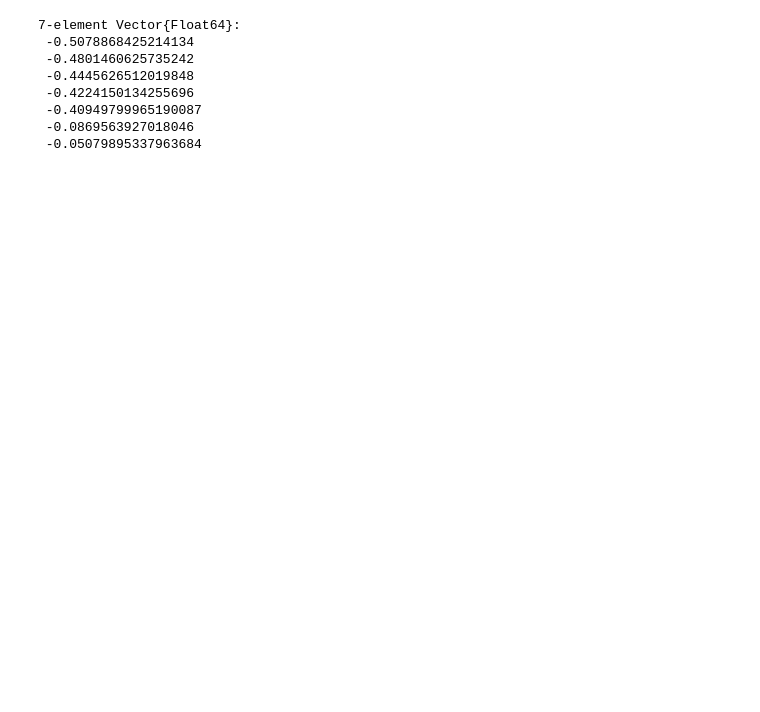
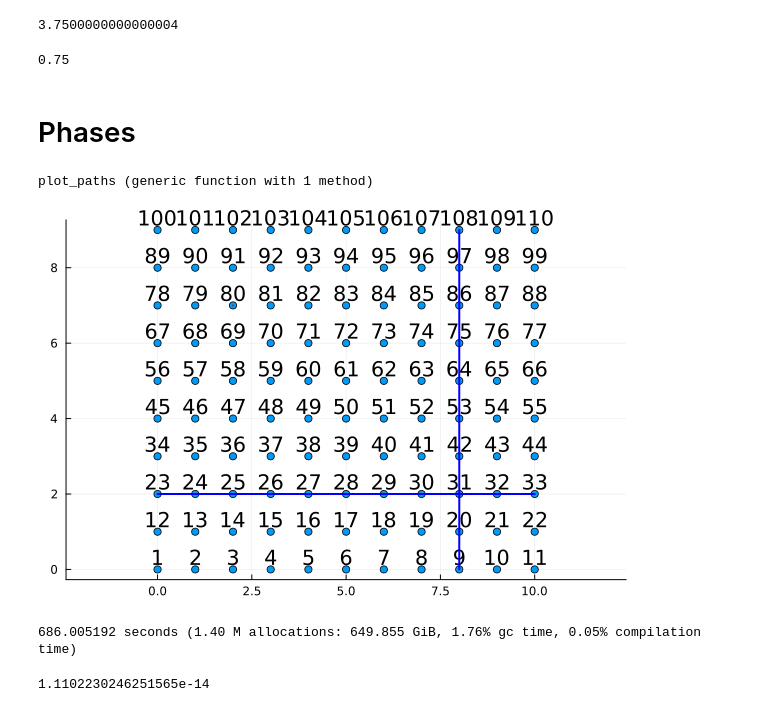
Before and after one commit to Umut-Can-Physics/Kagome-Lattice, a Jupyter notebook: My Numerical Calculations/Many-Body/Hofstadter/Hofstadter AB and Braiding Phases.ipynb, the cells around one changed output. Saved outputs shown, nothing was run; the diff lists cells and outputs as text; code cells hidden in the pictures; blank space fills up the shorter version.

```diff
--- a/My Numerical Calculations/Many-Body/Hofstadter/Hofstadter AB and Braiding Phases.ipynb
+++ b/My Numerical Calculations/Many-Body/Hofstadter/Hofstadter AB and Braiding Phases.ipynb
@@ -96,0 +122,5 @@ rec_path_2
+# %%
+Third_Path = reverse(First_Path)
+Fourth_Path = reverse(Second_Path);
+# %%
+rec_path_braiding_1 = vcat(First_Path,Second_Path,Third_Path,Fourth_Path);
@@ -113,0 +197,46 @@ power
+# %%
+(((3/8)*(1/10))*(10*10))-(9*0)
+# %% [output]
+3.7500000000000004
+# %%
+6/8
+# %% [output]
+0.75
+# %% [markdown]
+# Phases
+# %%
+# AB (N_p=1)
+# rec_path_1 = rec_path_exch_1
+# rec_path_2 = rec_path_1;
+
+# EXCHANGE
+# rec_path_1 = rec_path_exch_1
+# rec_path_2 = rec_path_exch_2
+
+# rec_path_1 = [29,30,31,42,53,52,51,40,29]
+# rec_path_2 = repeat([Imp_Site[2]],length(rec_path_1));
+
+# BRAIDING
+rec_path_1 = rec_path_braiding_1
+rec_path_2 = repeat([Imp_Site[2]],length(rec_path_1));
+# %%
+function plot_paths(co, First_Path, Second_Path)
+    M = Matrix{Int64}(undef,length(First_Path),2)
+    N = Matrix{Int64}(undef,length(Second_Path),2)
+    for (idx,value) in enumerate(First_Path)
+            M[idx,:] = co[value,:]
+    end
+    for (idx,value) in enumerate(Second_Path)
+            N[idx,:] = co[value,:]
+    end
+    p1 = scatter(co[:,1],co[:,2], series_annotations = text.([i for i in 1:Nx*Ny], :bottom), legend=false, aspect_ratio = :equal)
+    p2 = plot!(M[:, 1], M[:, 2], linewidth=2, c=:blue,legend=:false)
+    p3 = plot!(N[:, 1], N[:, 2], linewidth=2, c=:red,legend=:false)
+    return display(p3)
+end
+# %% [output]
+plot_paths (generic function with 1 method)
+# %%
+plot_paths(co, rec_path_1, rec_path_2)
+# %% [output]
+[figure, added]
@@ -114,13 +245,8 @@ power
 # %%
-Eigen_List, BP = optimized_get_braiding_phase(Impurity_Data,rec_path_1,rec_path_2, Imp_Site, Total_H, Sub_Number_MB_Operator_List, Degeneracy);
+ψ, ψ_first, Ψ_list, ϕ_tot, BerryEnergies, M_Matrix_List = @time optimized_get_braiding_phase(Impurity_Data,rec_path_1,rec_path_2, Imp_Site, Total_H, Sub_Number_MB_Operator_List, Degeneracy);
+# %% [output]
+686.005192 seconds (1.40 M allocations: 649.855 GiB, 1.76% gc time, 0.05% compilation time)
-# %%
-BP
-# %% [output]
-7-element Vector{Float64}:
- -0.5078868425214134
- -0.4801460625735242
- -0.4445626512019848
- -0.4224150134255696
- -0.40949799965190087
- -0.0869563927018046
- -0.05079895337963684
+# %%
+ϕ_tot
+# %% [output]
+1.1102230246251565e-14
```
Also changed, not shown: parts of 91 cells of this notebook, 16 other files.
